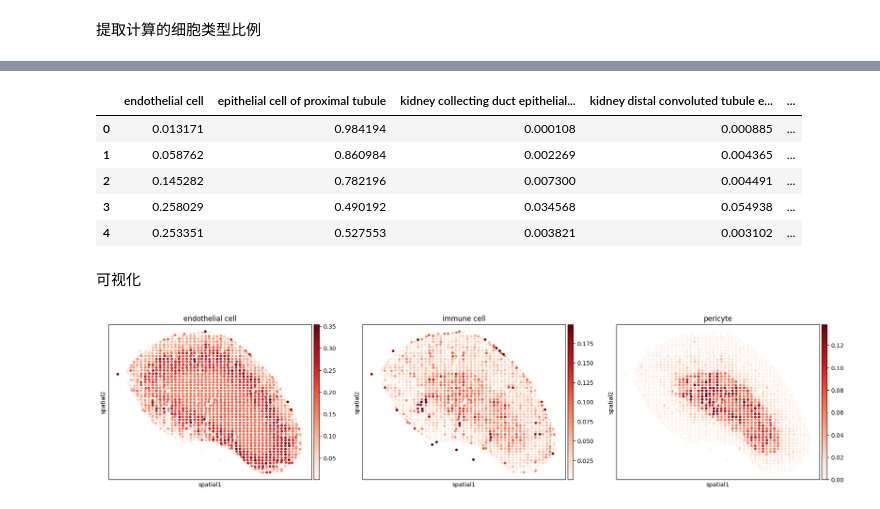
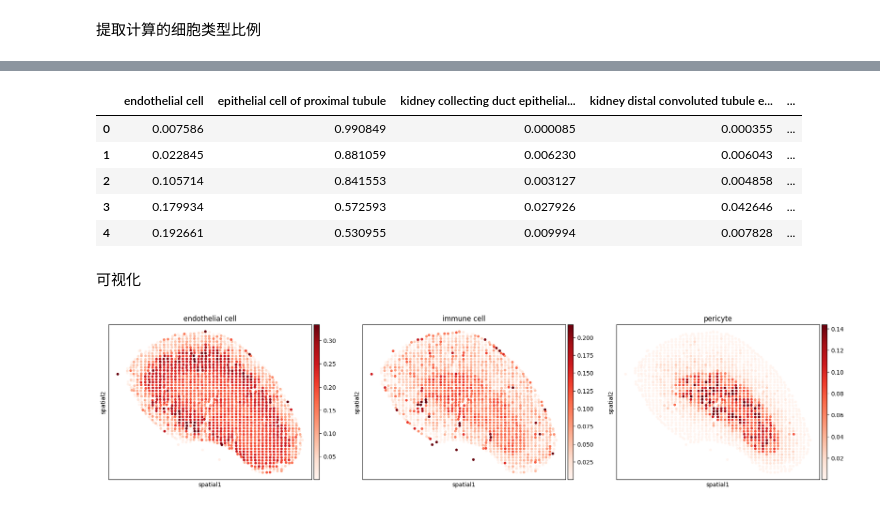
Before and after one commit to 11e11/MyDestVI, a Jupyter notebook: train_test.ipynb, the cells around one changed output, grey strips where cells are left out. Cells and saved outputs as stored; diff of their text form; code cells hidden in the pictures.

```diff
--- a/train_test.ipynb
+++ b/train_test.ipynb
@@ -297,5 +283,5 @@ contrastive (pre-train): 0.3365394175052643
 from src.utils.ContrasiveDataLoader import ContrastiveAnnDataLoader
 st_model._validate_anndata(st_adata)
 st_model._data_loader_cls = ContrastiveAnnDataLoader  # 覆盖默认
-st_model.train(max_epochs=15, batch_size=32)
+st_model.train(max_epochs=1500, batch_size=64)
 # %% [output]
@@ -364,14 +334,0 @@ NameError: name 'st_model' is not defined
-# %%
-# 重新计算正负对，使用更宽松的参数
-st_adata = make_contrastive_pairs(
-    st_adata,
-    neg_rate=0.1,     # 增加负样本比例
-    pos_rate=0.1,     # 增加正样本比例
-    neighbor_k=15,    # 增加邻居数量
-    spatial_key='spatial'
-)
-
-# 重新检查结果
-print("After adjustment:")
-print(f"Pos counts - Min: {st_adata.obs['pos_indices_count'].min()}, Max: {st_adata.obs['pos_indices_count'].max()}")
-print(f"Non-zero pos counts: {(st_adata.obs['pos_indices_count'] > 0).sum()}/{len(st_adata.obs)}")
@@ -418,3 +335,3 @@ RuntimeError: Expected all tensors to be on the same device, but found at least
 # %%
-# st_adata.obsm["proportions"] = st_model.get_proportions()
+st_adata.obsm["proportions"] = st_model.get_proportions()
 # %%
@@ -423,20 +340,20 @@ RuntimeError: Expected all tensors to be on the same device, but found at least
 # %%
-# st_adata.obsm["proportions"].head(5)
+st_adata.obsm["proportions"].head(5)
 # %% [output]
 |  | endothelial cell | epithelial cell of proximal tubule | kidney collecting duct epithelial... | kidney distal convoluted tubule e... | ... |
-| 0 | 0.013171 | 0.984194 | 0.000108 | 0.000885 | ... |
-| 1 | 0.058762 | 0.860984 | 0.002269 | 0.004365 | ... |
-| 2 | 0.145282 | 0.782196 | 0.007300 | 0.004491 | ... |
-| 3 | 0.258029 | 0.490192 | 0.034568 | 0.054938 | ... |
-| 4 | 0.253351 | 0.527553 | 0.003821 | 0.003102 | ... |
+| 0 | 0.007586 | 0.990849 | 0.000085 | 0.000355 | ... |
+| 1 | 0.022845 | 0.881059 | 0.006230 | 0.006043 | ... |
+| 2 | 0.105714 | 0.841553 | 0.003127 | 0.004858 | ... |
+| 3 | 0.179934 | 0.572593 | 0.027926 | 0.042646 | ... |
+| 4 | 0.192661 | 0.530955 | 0.009994 | 0.007828 | ... |
 # %% [markdown]
 可视化
 # %%
-# ct_list = ["endothelial cell", "immune cell", "pericyte"]
-# for ct in ct_list:
-#     data = st_adata.obsm["proportions"][ct].values
-#     st_adata.obs[ct] = np.clip(data, 0, np.quantile(data, 0.99))
+ct_list = ["endothelial cell", "immune cell", "pericyte"]
+for ct in ct_list:
+    data = st_adata.obsm["proportions"][ct].values
+    st_adata.obs[ct] = np.clip(data, 0, np.quantile(data, 0.99))
 # %%
-# sc.pl.embedding(st_adata, basis="spatial", color=ct_list, cmap="Reds", s=80)
+sc.pl.embedding(st_adata, basis="spatial", color=ct_list, cmap="Reds", s=80)
 # %% [output]
-[figure, old version]
+[figure, new version]
```
Also changed, not shown: parts of 16 cells of this notebook, 3 other files.
